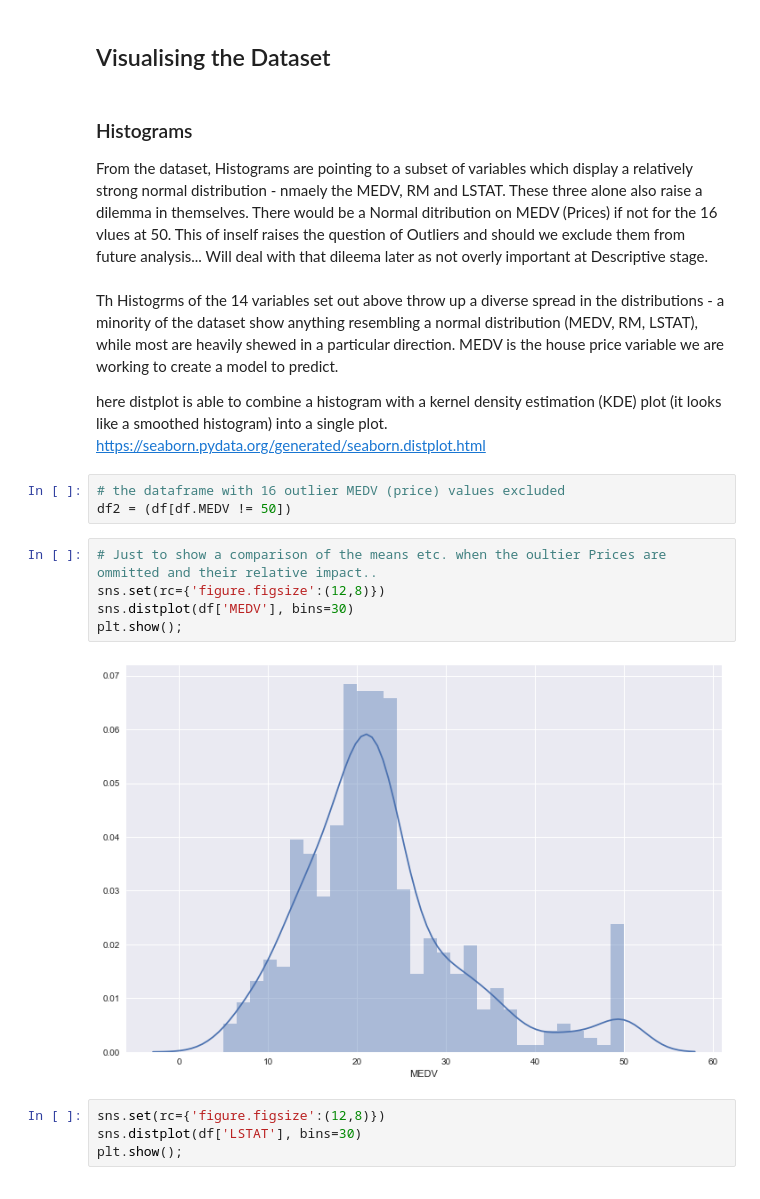
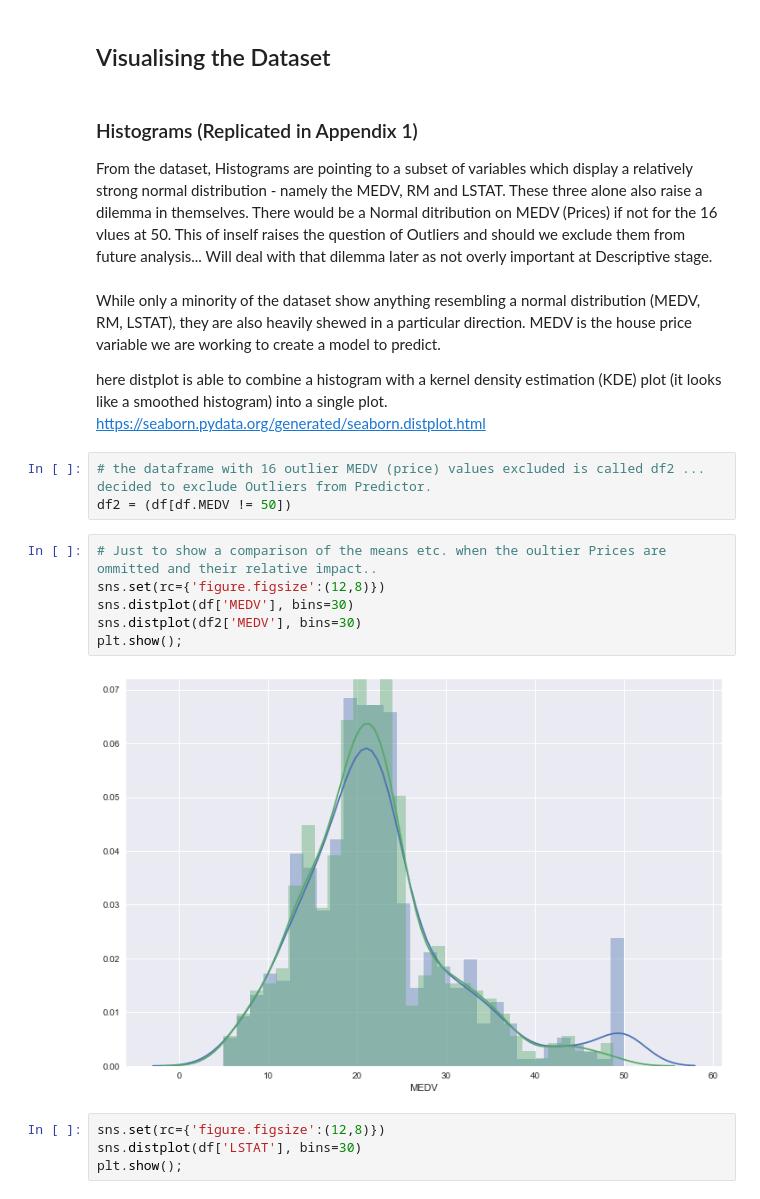
Before and after one commit to JohnONeillGMIT/MLandStatistics, a Jupyter notebook: Boston House Prices.ipynb, the cells around one changed output. Saved outputs shown, nothing was run; the diff lists cells and outputs as text.

```diff
--- a/Boston House Prices.ipynb
+++ b/Boston House Prices.ipynb
@@ -105,23 +107,24 @@ Name: MEDV, dtype: float64
 
 ## Visualising the Dataset
 # %% [markdown]
-### Histograms
+### Histograms (Replicated in Appendix 1)
 
-From the dataset, Histograms are pointing to a subset of variables which display a relatively strong normal distribution - nmaely the MEDV, RM and LSTAT. These three alone also raise a dilemma in themselves. There would be a Normal ditribution on MEDV (Prices) if not for the 16 vlues at 50. This of inself raises the question of Outliers and should we exclude them from future analysis... Will deal with that dileema later as not overly important at Descriptive stage.
+From the dataset, Histograms are pointing to a subset of variables which display a relatively strong normal distribution - namely the MEDV, RM and LSTAT. These three alone also raise a dilemma in themselves. There would be a Normal ditribution on MEDV (Prices) if not for the 16 vlues at 50. This of inself raises the question of Outliers and should we exclude them from future analysis... Will deal with that dilemma later as not overly important at Descriptive stage.
 # %% [markdown]
-Th Histogrms of the 14 variables set out above throw up a diverse spread in the distributions - a minority of the dataset show anything resembling a normal distribution (MEDV, RM, LSTAT), while most are heavily shewed in a particular direction. MEDV is the house price variable we are working to create a model to predict.
+While only a minority of the dataset show anything resembling a normal distribution (MEDV, RM, LSTAT), they are also heavily shewed in a particular direction. MEDV is the house price variable we are working to create a model to predict.
 
 here distplot is able to combine a histogram with a kernel density estimation (KDE) plot (it looks like a smoothed histogram) into a single plot. https://seaborn.pydata.org/generated/seaborn.distplot.html
 # %%
-# the dataframe with 16 outlier MEDV (price) values excluded
+# the dataframe with 16 outlier MEDV (price) values excluded is called df2 ... decided to exclude Outliers from Predictor.
 df2 = (df[df.MEDV != 50])
 # %%
 # Just to show a comparison of the means etc. when the oultier Prices are ommitted and their relative impact..
 sns.set(rc={'figure.figsize':(12,8)})
 sns.distplot(df['MEDV'], bins=30)
+sns.distplot(df2['MEDV'], bins=30)
 plt.show();
 # %% [output]
-[figure, old version]
+[figure, new version]
 # %%
 sns.set(rc={'figure.figsize':(12,8)})
 sns.distplot(df['LSTAT'], bins=30)
```
Also changed, not shown: parts of 59 cells of this notebook.
